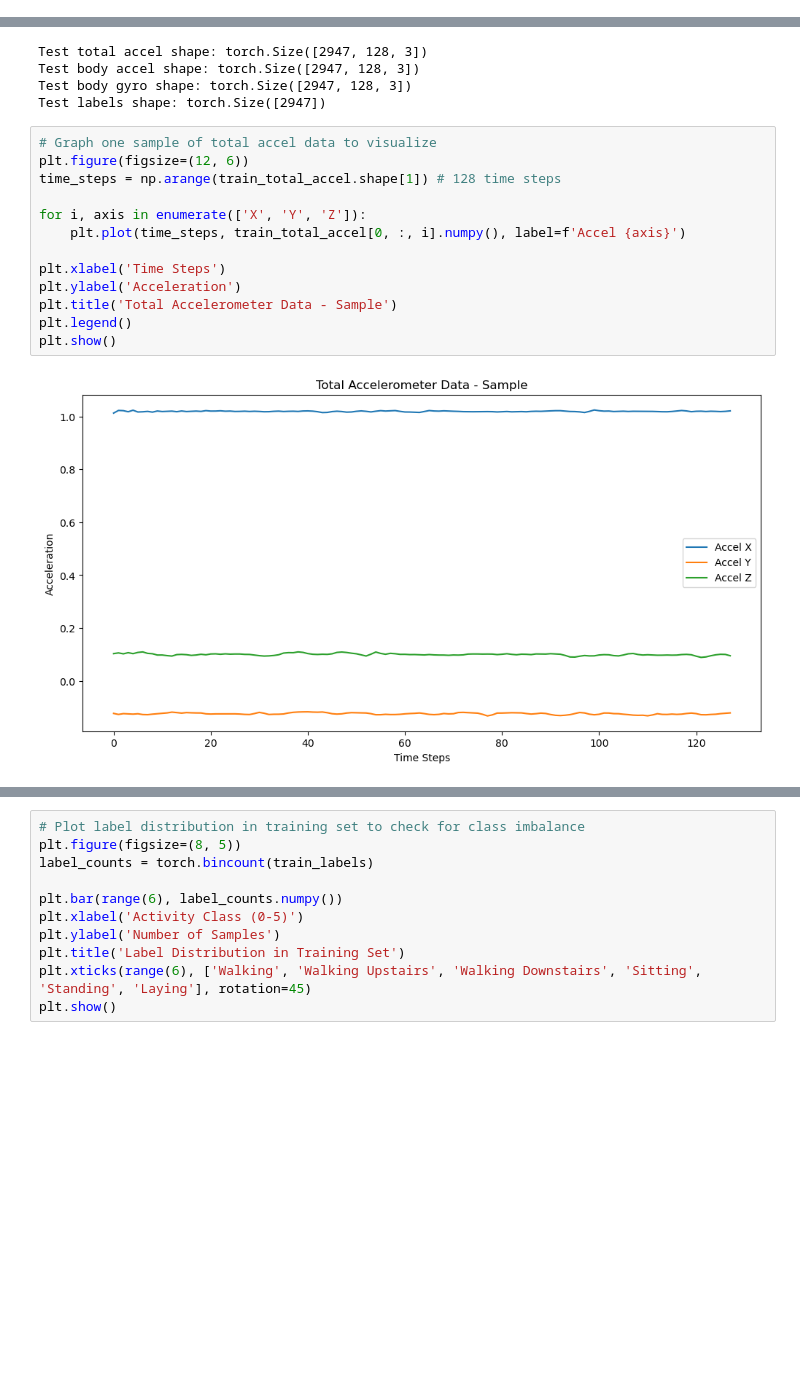
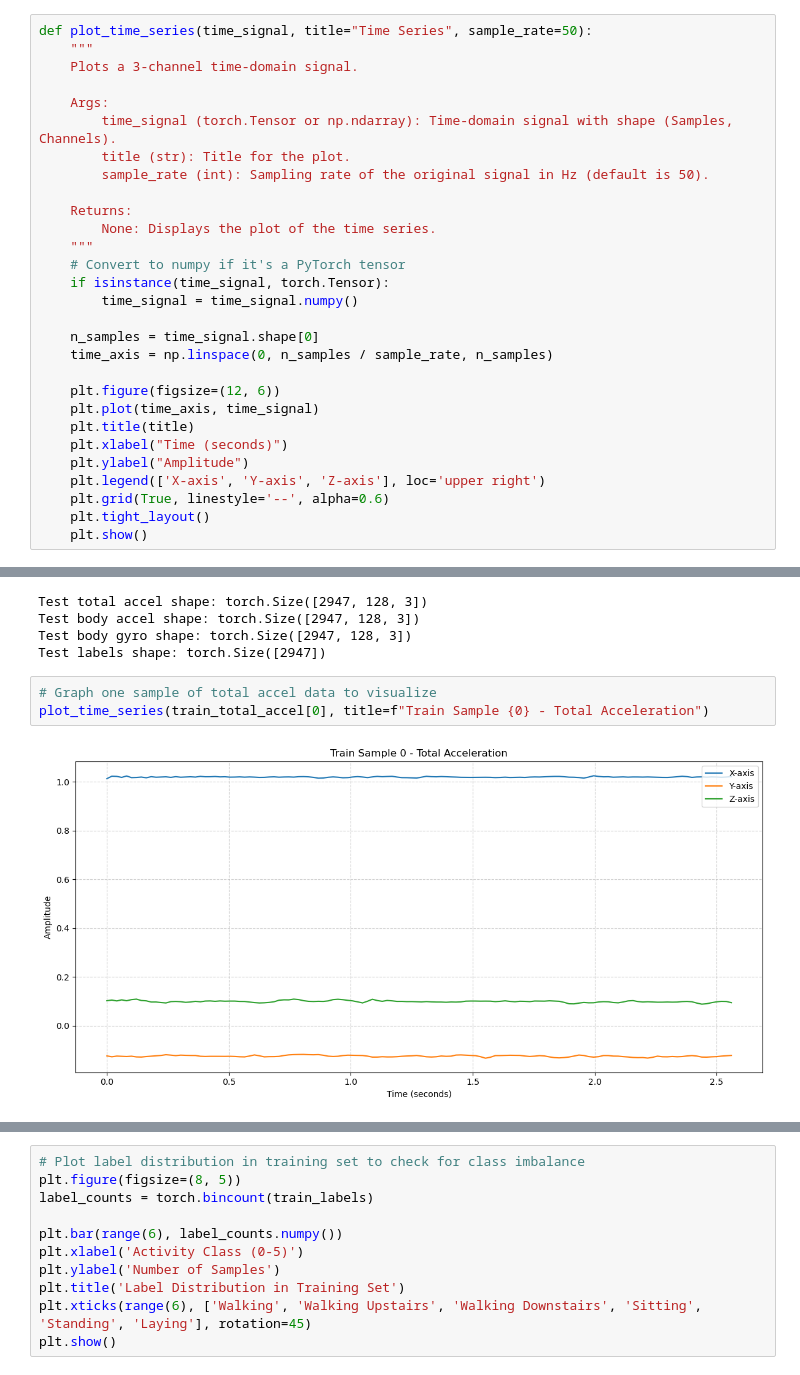
Before and after one commit to BanBot-2/EE-342-Final-Project-Code, a Jupyter notebook: final_project_report.ipynb, the cells around one changed output, grey strips where cells are left out. Saved outputs shown, nothing was run; the diff lists cells and outputs as text; blank space fills up the shorter version.

Commit message:
Added time series plotting helper function

```diff
--- a/final_project_report.ipynb
+++ b/final_project_report.ipynb
@@ -16,3 +55,32 @@ import torch.nn.functional as F
+# %%
+def plot_time_series(time_signal, title="Time Series", sample_rate=50):
+    """
+    Plots a 3-channel time-domain signal.
+
+    Args:
+        time_signal (torch.Tensor or np.ndarray): Time-domain signal with shape (Samples, Channels).
+        title (str): Title for the plot.
+        sample_rate (int): Sampling rate of the original signal in Hz (default is 50).
+
+    Returns:
+        None: Displays the plot of the time series.
+    """
+    # Convert to numpy if it's a PyTorch tensor
+    if isinstance(time_signal, torch.Tensor):
+        time_signal = time_signal.numpy()
+
+    n_samples = time_signal.shape[0]
+    time_axis = np.linspace(0, n_samples / sample_rate, n_samples)
+
+    plt.figure(figsize=(12, 6))
+    plt.plot(time_axis, time_signal)
+    plt.title(title)
+    plt.xlabel("Time (seconds)")
+    plt.ylabel("Amplitude")
+    plt.legend(['X-axis', 'Y-axis', 'Z-axis'], loc='upper right')
+    plt.grid(True, linestyle='--', alpha=0.6)
+    plt.tight_layout()
+    plt.show()
 # %% [markdown]
 ## Helper Classes
 # %%
@@ -126,18 +194,8 @@ Test body gyro shape: torch.Size([2947, 128, 3])
 Test labels shape: torch.Size([2947])
 # %%
 # Graph one sample of total accel data to visualize
-plt.figure(figsize=(12, 6))
-time_steps = np.arange(train_total_accel.shape[1]) # 128 time steps
-
-for i, axis in enumerate(['X', 'Y', 'Z']):
-    plt.plot(time_steps, train_total_accel[0, :, i].numpy(), label=f'Accel {axis}')
-
-plt.xlabel('Time Steps')
-plt.ylabel('Acceleration')
-plt.title('Total Accelerometer Data - Sample')
-plt.legend()
-plt.show()
+plot_time_series(train_total_accel[0], title=f"Train Sample {0} - Total Acceleration")
 # %% [output]
-[figure, old version]
+[figure, new version]
 # %%
 # Graph one sample of body accel data to visualize
```
Also changed, not shown: parts of 6 cells of this notebook.
